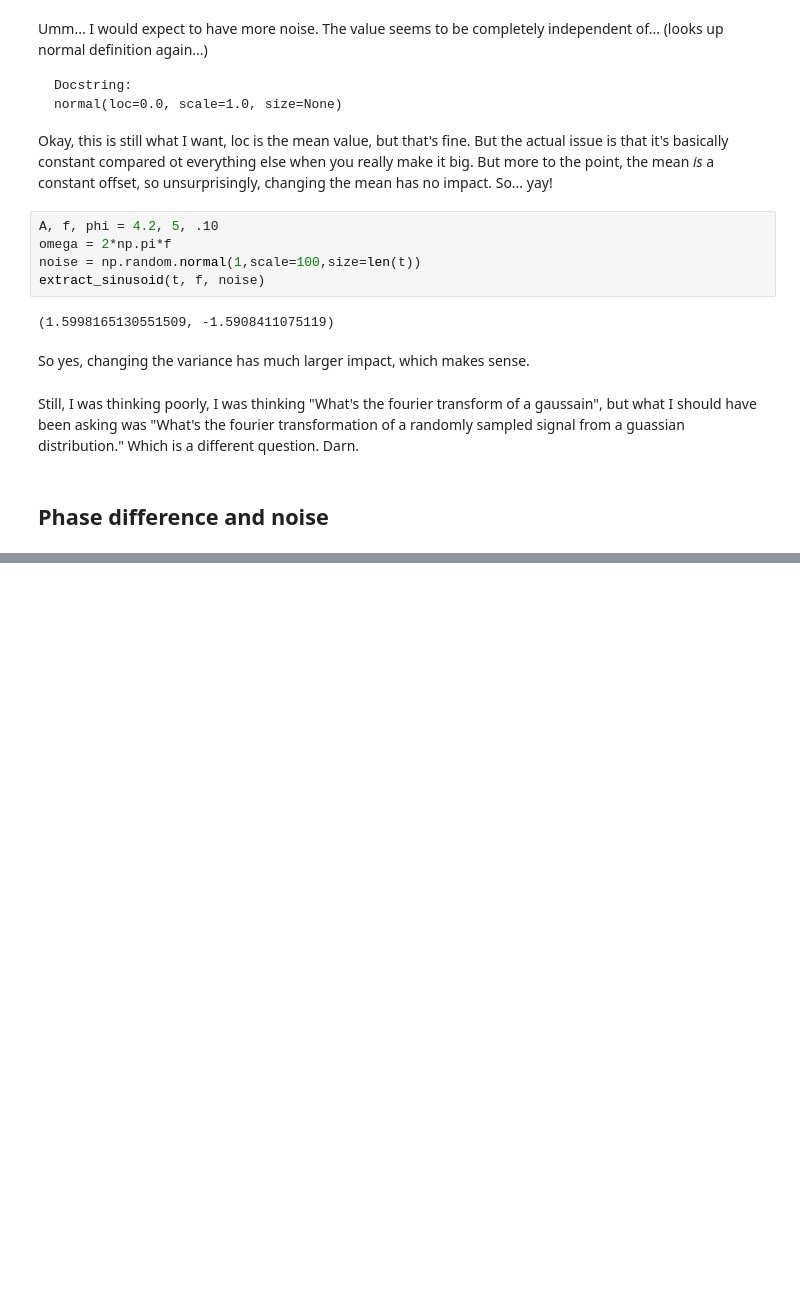
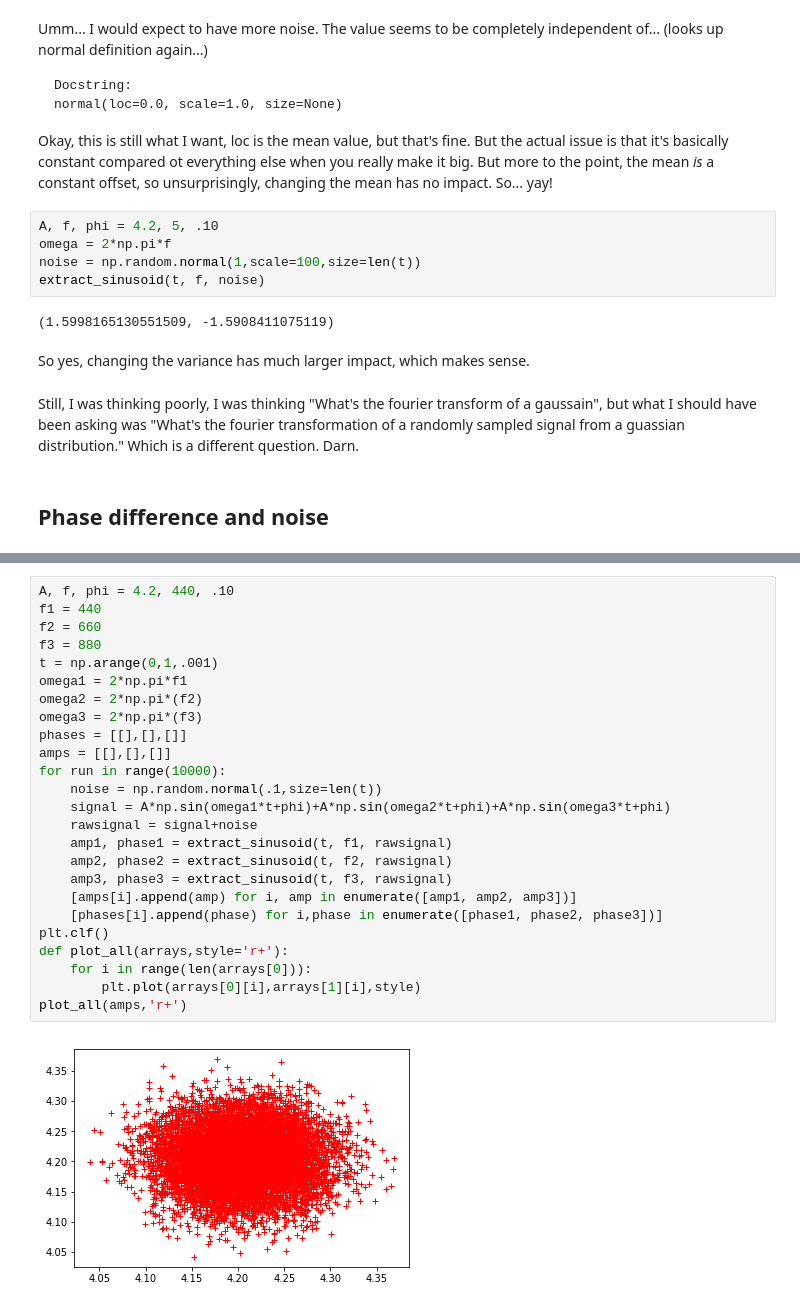
Before and after one commit to cwgreene/sound_notebook, a Jupyter notebook: Sound Wave Superposition.ipynb, the cells around one changed output, grey strips where cells are left out. Drawn from its saved outputs; the diff is of its cells as text; blank space fills up the shorter version.

```diff
--- a/Sound Wave Superposition.ipynb
+++ b/Sound Wave Superposition.ipynb
@@ -426,0 +450,27 @@ x.
+# %%
+A, f, phi = 4.2, 440, .10
+f1 = 440
+f2 = 660
+f3 = 880
+t = np.arange(0,1,.001)
+omega1 = 2*np.pi*f1
+omega2 = 2*np.pi*(f2)
+omega3 = 2*np.pi*(f3)
+phases = [[],[],[]]
+amps = [[],[],[]]
+for run in range(10000):
+    noise = np.random.normal(.1,size=len(t))
+    signal = A*np.sin(omega1*t+phi)+A*np.sin(omega2*t+phi)+A*np.sin(omega3*t+phi)
+    rawsignal = signal+noise
+    amp1, phase1 = extract_sinusoid(t, f1, rawsignal)
+    amp2, phase2 = extract_sinusoid(t, f2, rawsignal)
+    amp3, phase3 = extract_sinusoid(t, f3, rawsignal)
+    [amps[i].append(amp) for i, amp in enumerate([amp1, amp2, amp3])]
+    [phases[i].append(phase) for i,phase in enumerate([phase1, phase2, phase3])]
+plt.clf()
+def plot_all(arrays,style='r+'):
+    for i in range(len(arrays[0])):
+        plt.plot(arrays[0][i],arrays[1][i],style)
+plot_all(amps,'r+')
+# %% [output]
+[figure, added]
```
Also changed, not shown: parts of 14 cells of this notebook.
